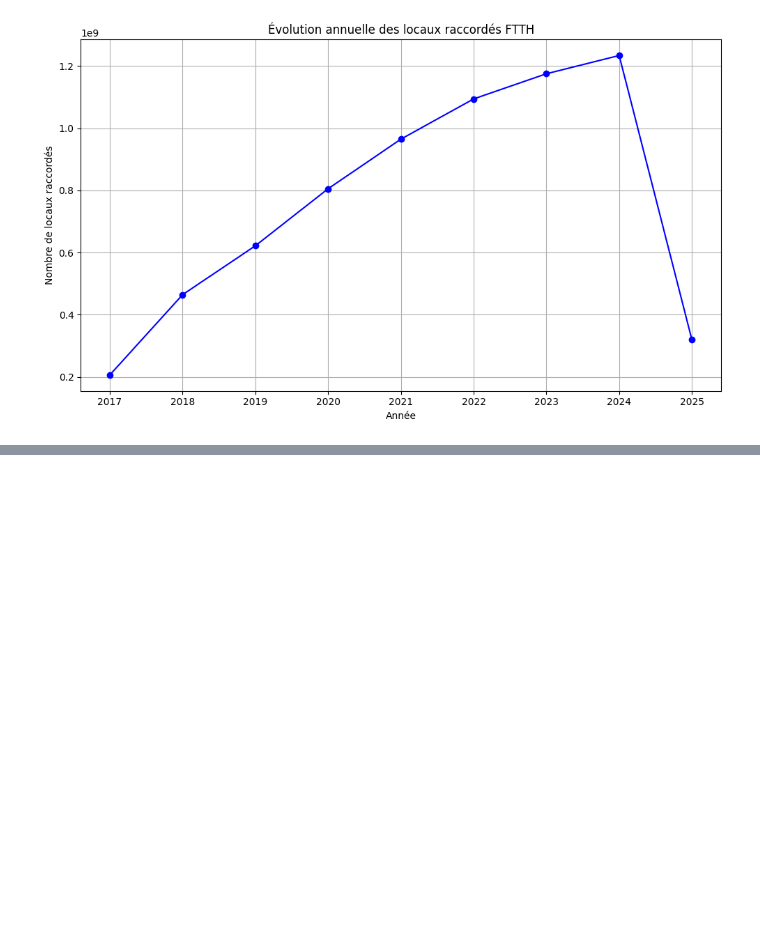
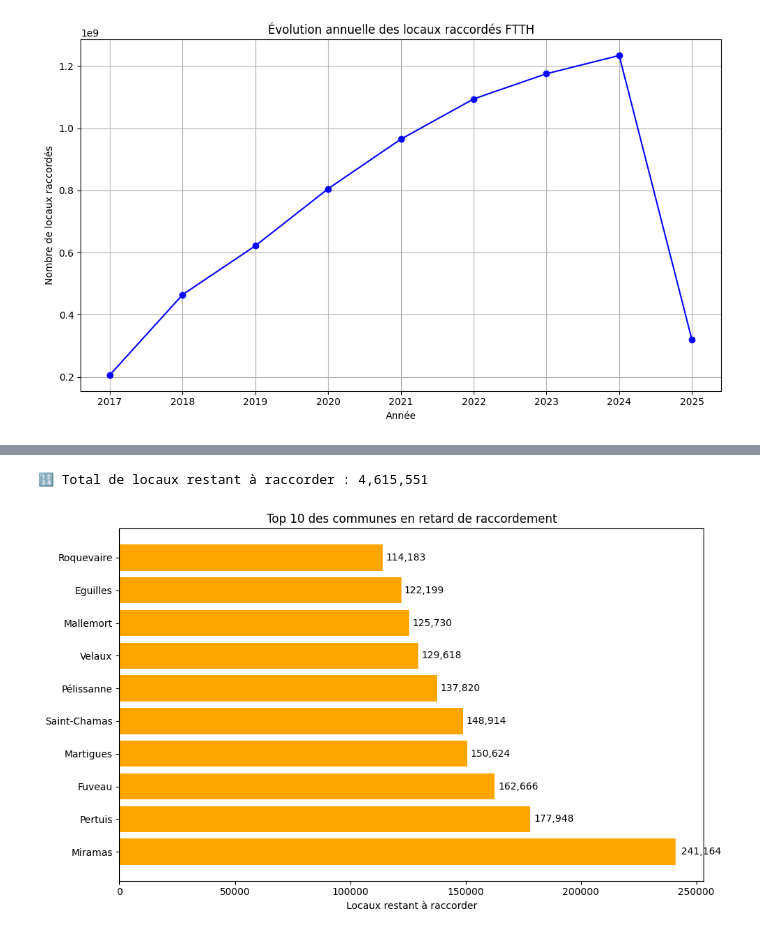
Before and after one commit to khelifaYacine/deployment_ftth_2017_2025-, a Jupyter notebook: Consultation_a.ipynb, the cells around one changed output, grey strips where cells are left out. Cells and saved outputs as stored; diff of their text form; code cells hidden in the pictures; blank space fills up the shorter version.

```diff
--- a/Consultation_a.ipynb
+++ b/Consultation_a.ipynb
@@ -281,0 +325,19 @@ plt.show()
+# %%
+# Étape 1 : Nettoyage du ratio
+df["part_raccordables_estim"] = df["part_raccordables_estim"].clip(lower=0, upper=1)
+
+# Étape 2 : Calcul des locaux raccordés
+df["locaux_raccordés"] = df["locaux_meilleure_estimation"] * df["part_raccordables_estim"]
+
+# Étape 3 : Agrégation par commune
+df_commune = df.groupby("commune")[["locaux_meilleure_estimation", "locaux_raccordés"]].sum().reset_index()
+
+# Étape 4 : Calcul des locaux restants
+df_commune["locaux_non_raccordés"] = df_commune["locaux_meilleure_estimation"] - df_commune["locaux_raccordés"]
+
+# Étape 5 : Filtrer les communes avec des locaux restants
+df_restants = df_commune[df_commune["locaux_non_raccordés"] > 0]
+
+# Étape 6 : Affichage
+print("📌 Communes avec des locaux restant à raccorder :")
+print(df_restants[["commune", "locaux_non_raccordés"]].sort_values(by="locaux_non_raccordés", ascending=False))
@@ -281,0 +376,23 @@ plt.show()
+# %%
+# 2. KPI global
+total_restants = df_restants["locaux_non_raccordés"].sum()
+print(f"🔢 Total de locaux restant à raccorder : {int(total_restants):,}")
+# %% [output]
+🔢 Total de locaux restant à raccorder : 4,615,551
+# %%
+top10 = df_restants.sort_values(by="locaux_non_raccordés", ascending=False).head(10)
+
+plt.figure(figsize=(10,6))
+bars = plt.barh(top10["commune"], top10["locaux_non_raccordés"], color="orange")
+plt.xlabel("Locaux restant à raccorder")
+plt.title("Top 10 des communes en retard de raccordement")
+
+for bar in bars:
+    width = bar.get_width()
+    plt.text(width * 1.01, bar.get_y() + bar.get_height()/2,
+             f'{int(width):,}', va='center')
+
+plt.tight_layout()
+plt.show()
+# %% [output]
+[figure, added]
```
Also changed, not shown: parts of 9 cells of this notebook.
